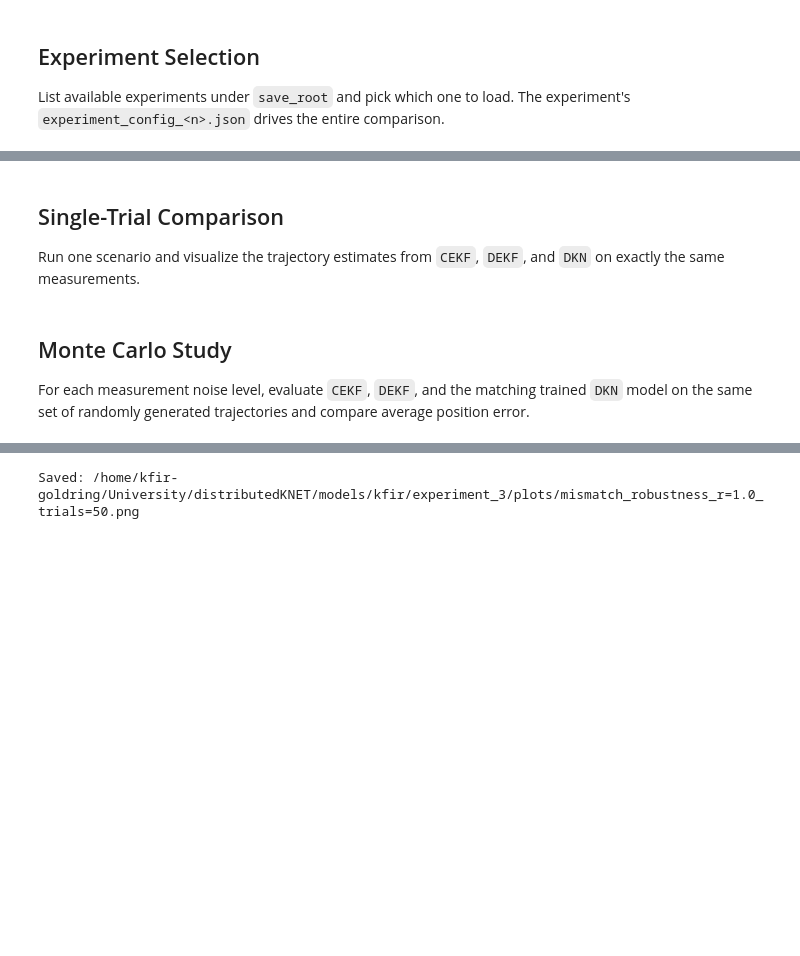
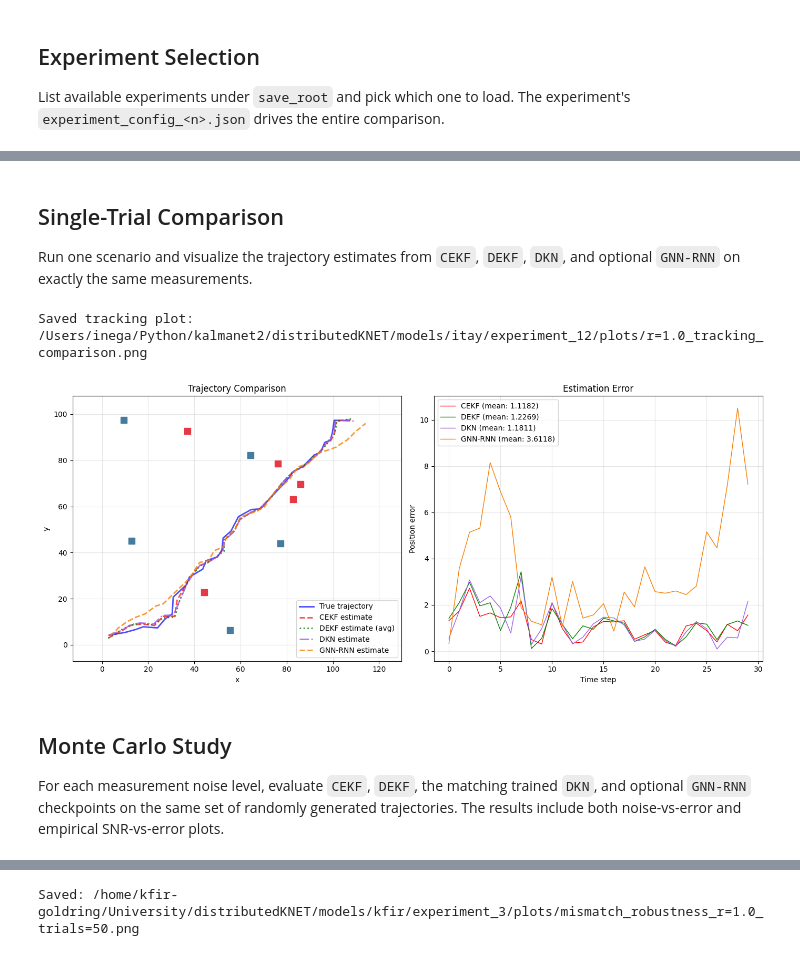
Before and after one commit to AvivG123/distributedKNET, a Jupyter notebook: notebooks/const_vel_scenario_comparison.ipynb, the cells around one changed output, grey strips where cells are left out. Cells and saved outputs as stored; diff of their text form; code cells hidden in the pictures; blank space fills up the shorter version.

Commit message:
Add GNN-RNN training and SNR comparison.

```diff
--- a/notebooks/const_vel_scenario_comparison.ipynb
+++ b/notebooks/const_vel_scenario_comparison.ipynb
@@ -185,7 +237,7 @@ DKN checkpoint dt ratio for non-mismatch sections: 1
 # %% [markdown]
 ## Single-Trial Comparison
 
-Run one scenario and visualize the trajectory estimates from `CEKF`, `DEKF`, and `DKN` on exactly the same measurements.
+Run one scenario and visualize the trajectory estimates from `CEKF`, `DEKF`, `DKN`, and optional `GNN-RNN` on exactly the same measurements.
 # %%
 r_demo = 0.25 if 0.25 in measurement_noise_values else measurement_noise_values[0]
 trajectory, measurements = get_trial_data(r_demo)
@@ -218,35 +270,46 @@ x_hat_dekf = diffusion_extended_kalman_filter_parallel_edge(
 graph_data = build_graph_data_for_dkn(adjacency_matrix, h_system, trajectory, measurements)
 kalman_process = GraphKalmanProcess(
     f_system_dkn,
     signal_dim=state_dimension,
     edge_features_dim=1,
     node_kalman_dim=state_dimension**2,
     edge_kalman_dim=2,
     hidden_dim=config_val["hidden_dim"],
     lr=config_val["learning_rate"],
     r_array=r_demo,
     learn_edge_kalman=config_val["learn_edge_kalman"],
     x0_scale=x_init,
 )
 run_name_demo = dkn_run_name(r_demo)
 example_model_path = dkn_model_path(r_demo)
 kalman_process.load_state_dict(torch.load(example_model_path, map_location="cpu"))
 kalman_process.eval()
 with torch.no_grad():
     x_hat_dkn = kalman_process(graph_data).squeeze().cpu().numpy().mean(axis=1)
 
+x_hat_gnn_rnn = None
+if gnn_rnn_model_path(r_demo).exists():
+    gnn_rnn_process = build_gnn_rnn_model(config_val)
+    gnn_rnn_process.load_state_dict(torch.load(gnn_rnn_model_path(r_demo), map_location="cpu"))
+    gnn_rnn_process.eval()
+    x_hat_gnn_rnn = predict_gnn_rnn(gnn_rnn_process, graph_data, h_system)
+
 demo_tracking_plot_path = plot_dir / f"{run_name_demo}_tracking_comparison.png"
 plot_tracking_results(
     trajectory,
     x_hat_cekf,
     x_hat_dekf=x_hat_dekf,
     x_hat_dkn=x_hat_dkn,
+    x_hat_gnn_rnn=x_hat_gnn_rnn,
     node_positions=node_positions,
     node_types=node_types,
     save_path=demo_tracking_plot_path,
 )
+# %% [output]
+Saved tracking plot: /Users/inega/Python/kalmanet2/distributedKNET/models/itay/experiment_12/plots/r=1.0_tracking_comparison.png
+[figure, added]
 # %% [markdown]
 ## Monte Carlo Study
 
-For each measurement noise level, evaluate `CEKF`, `DEKF`, and the matching trained `DKN` model on the same set of randomly generated trajectories and compare average position error.
+For each measurement noise level, evaluate `CEKF`, `DEKF`, the matching trained `DKN`, and optional `GNN-RNN` checkpoints on the same set of randomly generated trajectories. The results include both noise-vs-error and empirical SNR-vs-error plots.
 # %%
```
Also changed, not shown: parts of 11 cells of this notebook, 3 other files.
